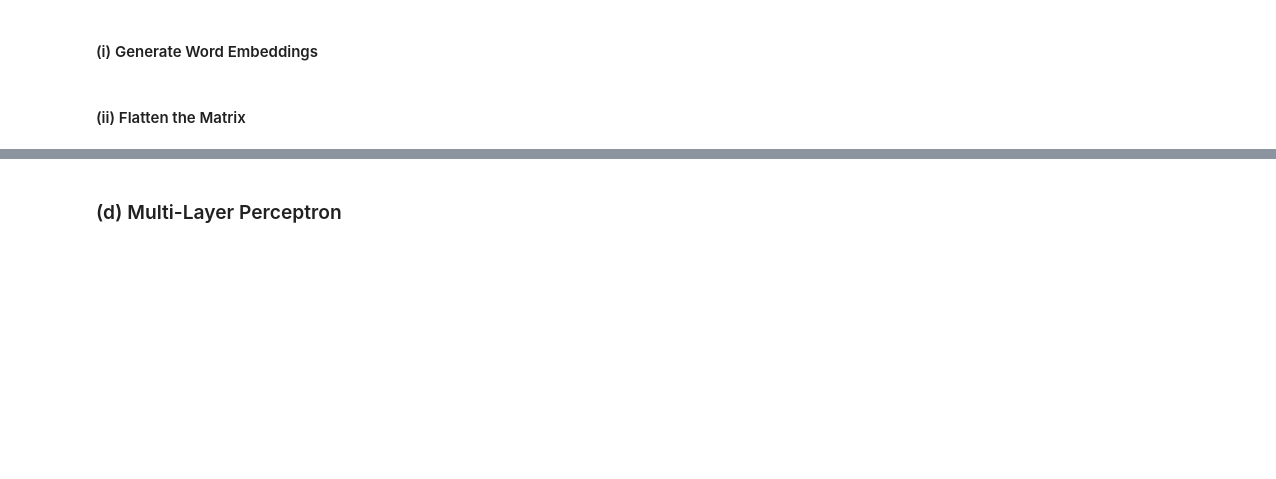
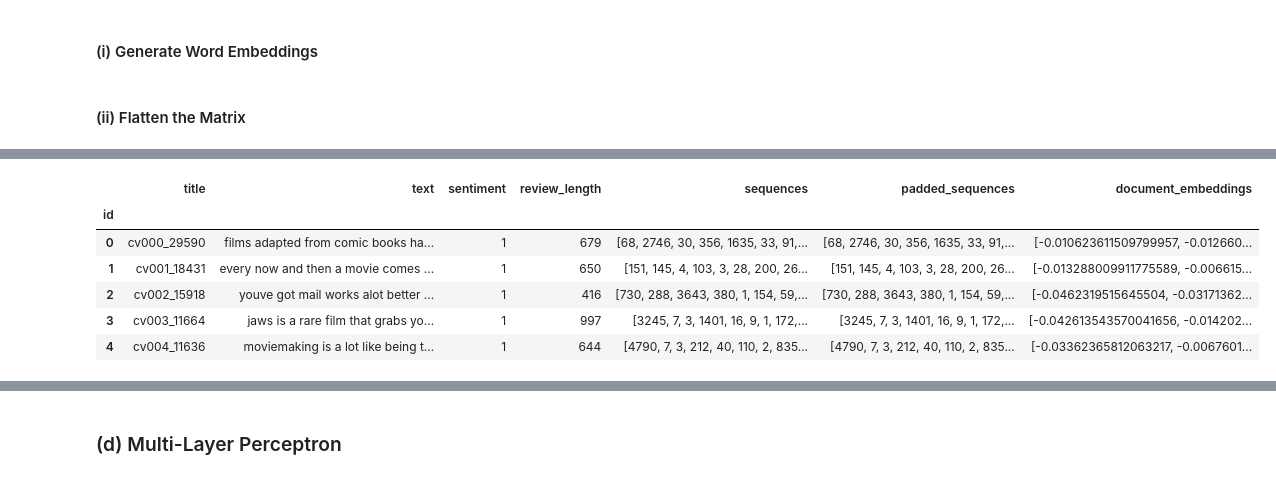
Before and after one commit to egunadi/dsci552-final-project, a Jupyter notebook: notebook/Gunadi_Eben_Final_Project.ipynb, the cells around one changed output, grey strips where cells are left out. Drawn from its saved outputs; the diff is of its cells as text; code cells hidden in the pictures; blank space fills up the shorter version.

```diff
--- a/notebook/Gunadi_Eben_Final_Project.ipynb
+++ b/notebook/Gunadi_Eben_Final_Project.ipynb
@@ -251,3 +290,7 @@ plt.show()
 #### (viii) Review Length Threshold
 # %%
 # Select a review length L that 70% of the reviews have a length below it. If you feel more adventurous, set the threshold to 90%.
+
+# Calculate the 70th percentile of review lengths
+L = int(all_review_lengths.quantile(0.7))
+print("70th percentile of review lengths:", L)
@@ -255,3 +300,12 @@ plt.show()
 #### (ix) Zero-pad Review Length
 # %%
 # Truncate reviews longer than L words and zero-pad reviews shorter than L so that all texts (= data points) are of length L.
+# Per footnote 3: "Keras has pad sequences for doing this."
+
+# Pad and truncate sequences
+positive_padded = pad_sequences(positive_df['sequences'], maxlen=L, truncating='post', padding='post')
+negative_padded = pad_sequences(negative_df['sequences'], maxlen=L, truncating='post', padding='post')
+
+# Update DataFrames with padded sequences
+positive_df['padded_sequences'] = list(positive_padded)
+negative_df['padded_sequences'] = list(negative_padded)
@@ -260,6 +325,15 @@ plt.show()
 # %% [markdown]
 #### (i) Generate Word Embeddings
 # %%
-# One can use tokenized text as inputs to a deep neural network. However, a recent breakthrough in NLP suggests that more sophisticated representations of text yield better results. These sophisticated representations are called word embeddings. “Word embedding is a term used for representation of words for text analysis, typically in the form of a real-valued vector that encodes the meaning of the word such that the words that are closer in the vector space are expected to be similar in meaning.” Most deep learning modules (including Keras) provide a convenient way to convert positive integer representations of words into a word embedding by an “Embedding layer.” The layer accepts arguments that define the mapping of words into embeddings, including the maximum number of expected words also called the vocabulary size (e.g. the largest integer value). The layer also allows you to specify the dimension for each word vector, called the “output dimension.” We would like to use a word embedding layer for this project. Assume that we are interested in the top 5,000 words. This means that in each integer sequence that represents each document, we set to zero those integers that represent words that are not among the top 5,000 words in the document.5 If you feel more adventurous, use all the words that appear in this corpus. Choose the length of the embedding vector for each word to be 32. Hence, each document is represented as a 32 × L matrix.
+# One can use tokenized text as inputs to a deep neural network. However, a recent breakthrough in NLP suggests that more sophisticated representations of text yield better results. These sophisticated representations are called word embeddings. “Word embedding is a term used for representation of words for text analysis, typically in the form of a real-valued vector that encodes the meaning of the word such that the words that are closer in the vector space are expected to be similar in meaning.” Most deep learning modules (including Keras) provide a convenient way to convert positive integer representations of words into a word embedding by an “Embedding layer.” The layer accepts arguments that define the mapping of words into embeddings, including the maximum number of expected words also called the vocabulary size (e.g. the largest integer value). The layer also allows you to specify the dimension for each word vector, called the “output dimension.” We would like to use a word embedding layer for this project. Assume that we are interested in the top 5,000 words. This means that in each integer sequence that represents each document, we set to zero those integers that represent words that are not among the top 5,000 words in the document. If you feel more adventurous, use all the words that appear in this corpus. Choose the length of the embedding vector for each word to be 32. Hence, each document is represented as a 32 × L matrix.
+# Per footnote 5: "This is done by setting an argument in the embedding layer provided by Keras. Example: model.add(Embedding(top words, 32, input length=max words)), where top words=5,000 and max words=L."
+
+# Define the model
+embedding_model = Sequential()
+
+# Add an Embedding layer
+# 'L' is the length calculated previously and should be used as the input length for each sequence
+# Vocabulary size is 5000, and each word is represented as a 32-dimensional vector
+embedding_model.add(Embedding(input_dim=5000, output_dim=32, input_length=L))
 # %% [markdown]
 #### (ii) Flatten the Matrix
@@ -267,0 +340,16 @@ plt.show()
+# %%
+# Flatten the matrix of each document to a vector.
+
+embedding_model.add(Flatten()) # Flatten the embeddings to use them as features for MLP
+
+# Convert sequences to numpy arrays
+positive_sequences = np.array(positive_df['padded_sequences'].tolist())
+negative_sequences = np.array(negative_df['padded_sequences'].tolist())
+
+# Generate embeddings
+positive_embeddings = embedding_model.predict(positive_sequences)
+negative_embeddings = embedding_model.predict(negative_sequences)
+
+# Convert array to list for DataFrame storage
+positive_df['document_embeddings'] = positive_embeddings.tolist()
+negative_df['document_embeddings'] = negative_embeddings.tolist()
@@ -267,0 +359,10 @@ plt.show()
+# %%
+positive_df.head()
+# %% [output]
+|  | title | text | sentiment | review_length | sequences | padded_sequences | document_embeddings |
+| id |  |  |  |  |  |  |  |
+| 0 | cv000_29590 | films adapted from comic books ha... | 1 | 679 | [68, 2746, 30, 356, 1635, 33, 91,... | [68, 2746, 30, 356, 1635, 33, 91,... | [-0.010623611509799957, -0.012660... |
+| 1 | cv001_18431 | every now and then a movie comes ... | 1 | 650 | [151, 145, 4, 103, 3, 28, 200, 26... | [151, 145, 4, 103, 3, 28, 200, 26... | [-0.013288009911775589, -0.006615... |
+| 2 | cv002_15918 | youve got mail works alot better ... | 1 | 416 | [730, 288, 3643, 380, 1, 154, 59,... | [730, 288, 3643, 380, 1, 154, 59,... | [-0.0462319515645504, -0.03171362... |
+| 3 | cv003_11664 | jaws is a rare film that grabs yo... | 1 | 997 | [3245, 7, 3, 1401, 16, 9, 1, 172,... | [3245, 7, 3, 1401, 16, 9, 1, 172,... | [-0.042613543570041656, -0.014202... |
+| 4 | cv004_11636 | moviemaking is a lot like being t... | 1 | 644 | [4790, 7, 3, 212, 40, 110, 2, 835... | [4790, 7, 3, 212, 40, 110, 2, 835... | [-0.03362365812063217, -0.0067601... |
```
Also changed, not shown: parts of 12 cells of this notebook.
